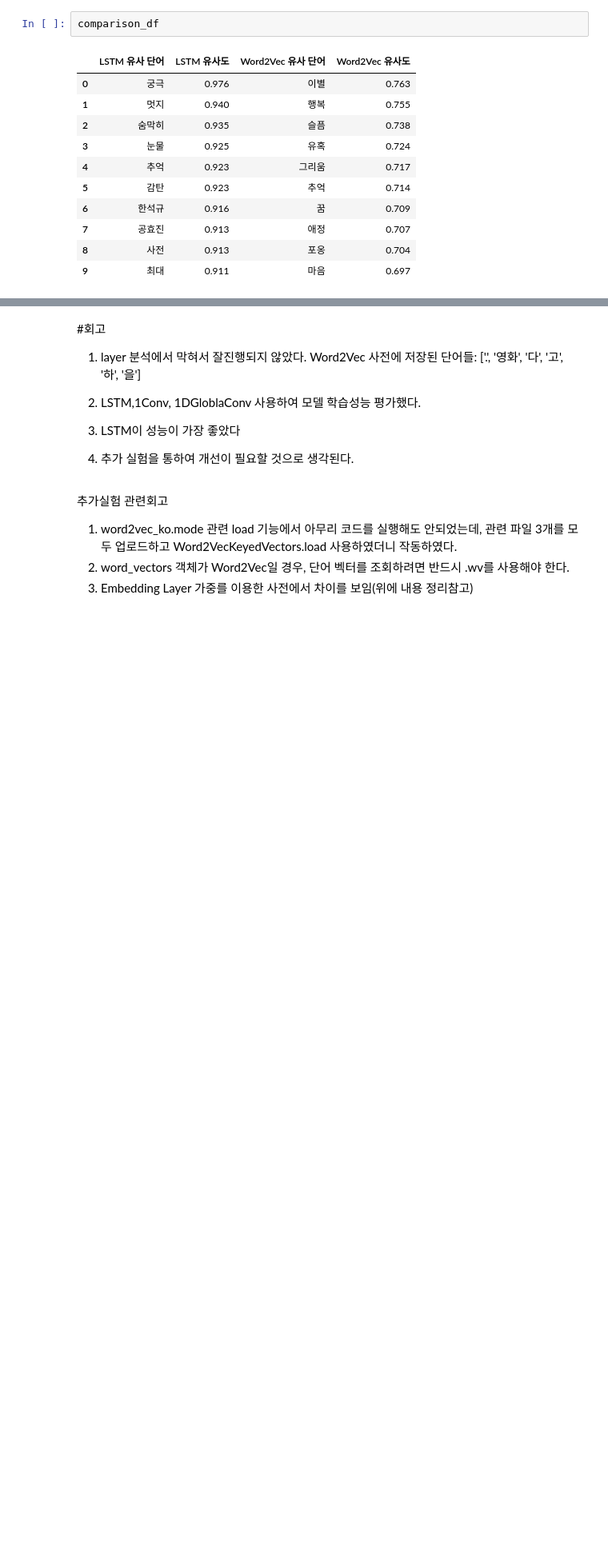
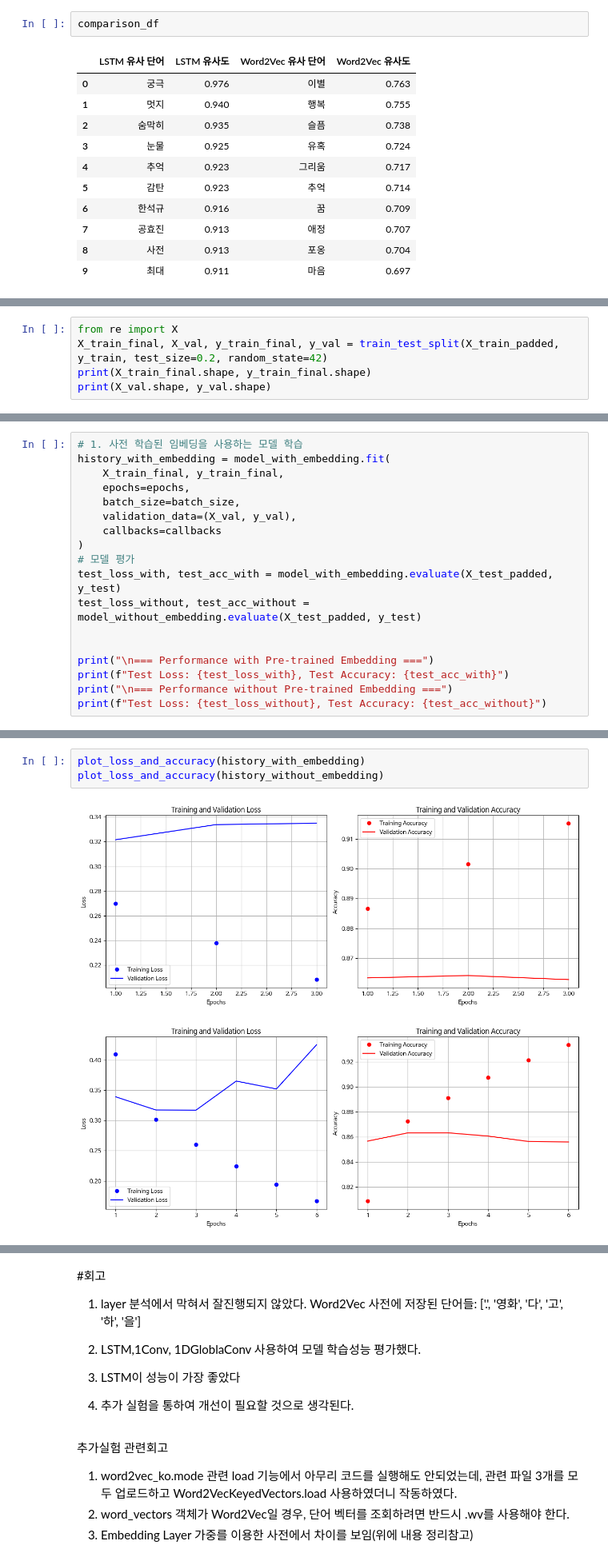
Before and after one commit to PeterYYong/AIFFEL_quest_rs, a Jupyter notebook: Exploration/Ex05/Ex05.ipynb, the cells around one changed output, grey strips where cells are left out. Shown: that part at 80% size. Drawn from its saved outputs; the diff is of its cells as text; blank space fills up the shorter version.

```diff
--- a/Exploration/Ex05/Ex05.ipynb
+++ b/Exploration/Ex05/Ex05.ipynb
@@ -858,0 +1177,5 @@ comparison_df
+# %%
+from re import X
+X_train_final, X_val, y_train_final, y_val = train_test_split(X_train_padded, y_train, test_size=0.2, random_state=42)
+print(X_train_final.shape, y_train_final.shape)
+print(X_val.shape, y_val.shape)
@@ -858,0 +1232,18 @@ comparison_df
+# %%
+# 1. 사전 학습된 임베딩을 사용하는 모델 학습
+history_with_embedding = model_with_embedding.fit(
+    X_train_final, y_train_final,
+    epochs=epochs,
+    batch_size=batch_size,
+    validation_data=(X_val, y_val),
+    callbacks=callbacks
+)
+# 모델 평가
+test_loss_with, test_acc_with = model_with_embedding.evaluate(X_test_padded, y_test)
+test_loss_without, test_acc_without = model_without_embedding.evaluate(X_test_padded, y_test)
+
+
+print("\n=== Performance with Pre-trained Embedding ===")
+print(f"Test Loss: {test_loss_with}, Test Accuracy: {test_acc_with}")
+print("\n=== Performance without Pre-trained Embedding ===")
+print(f"Test Loss: {test_loss_without}, Test Accuracy: {test_acc_without}")
@@ -858,0 +1265,6 @@ comparison_df
+# %%
+plot_loss_and_accuracy(history_with_embedding)
+plot_loss_and_accuracy(history_without_embedding)
+# %% [output]
+[figure, added]
+[figure, added]
```
Also changed, not shown: parts of 32 cells of this notebook.
